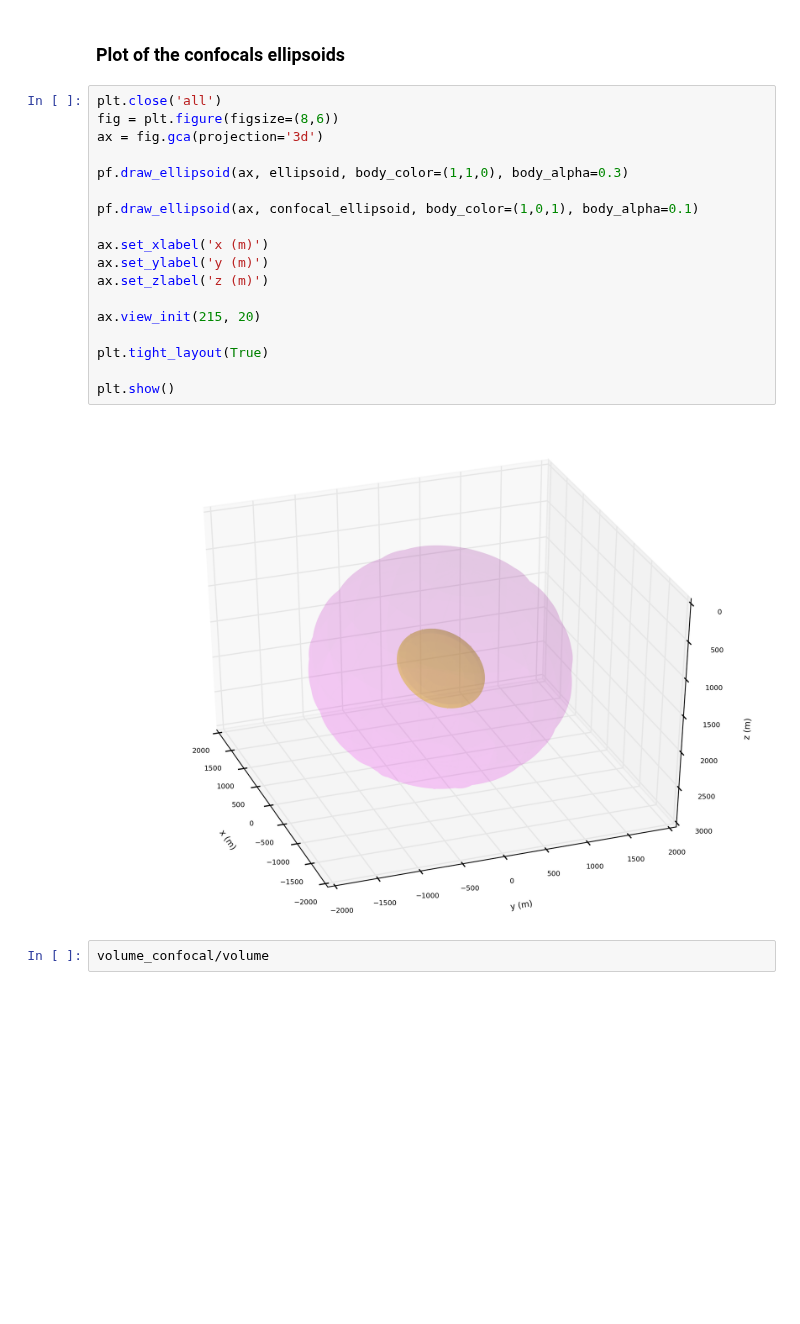
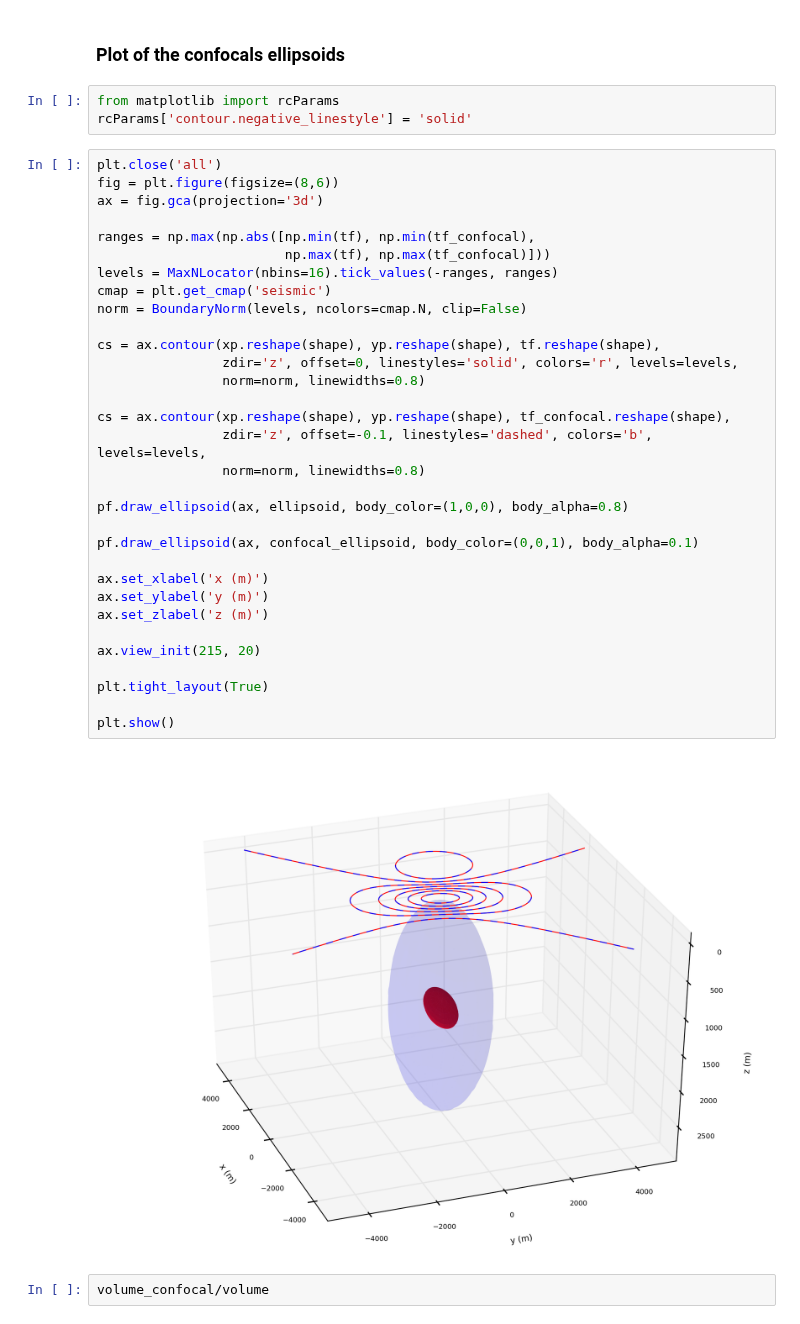
Before and after one commit to pinga-lab/magnetic-ellipsoid, a Jupyter notebook: code/confocal_triaxial_ellipsoids.ipynb, the cells around one changed output. Saved outputs shown, nothing was run; the diff lists cells and outputs as text; blank space fills up the shorter version.

```diff
--- a/code/confocal_triaxial_ellipsoids.ipynb
+++ b/code/confocal_triaxial_ellipsoids.ipynb
@@ -253,26 +253,43 @@ plt.show()
 [figure]
 # %% [markdown]
 ### Plot of the confocals ellipsoids
+# %%
+from matplotlib import rcParams
+rcParams['contour.negative_linestyle'] = 'solid'
 # %%
 plt.close('all')
 fig = plt.figure(figsize=(8,6))
 ax = fig.gca(projection='3d')
 
-pf.draw_ellipsoid(ax, ellipsoid, body_color=(1,1,0), body_alpha=0.3)
+ranges = np.max(np.abs([np.min(tf), np.min(tf_confocal),
+                        np.max(tf), np.max(tf_confocal)]))
+levels = MaxNLocator(nbins=16).tick_values(-ranges, ranges)
+cmap = plt.get_cmap('seismic')
+norm = BoundaryNorm(levels, ncolors=cmap.N, clip=False)
 
-pf.draw_ellipsoid(ax, confocal_ellipsoid, body_color=(1,0,1), body_alpha=0.1)
+cs = ax.contour(xp.reshape(shape), yp.reshape(shape), tf.reshape(shape),
+                zdir='z', offset=0, linestyles='solid', colors='r', levels=levels,
+                norm=norm, linewidths=0.8)
+
+cs = ax.contour(xp.reshape(shape), yp.reshape(shape), tf_confocal.reshape(shape),
+                zdir='z', offset=-0.1, linestyles='dashed', colors='b', levels=levels,
+                norm=norm, linewidths=0.8)
+
+pf.draw_ellipsoid(ax, ellipsoid, body_color=(1,0,0), body_alpha=0.8)
+
+pf.draw_ellipsoid(ax, confocal_ellipsoid, body_color=(0,0,1), body_alpha=0.1)
 
 ax.set_xlabel('x (m)')
 ax.set_ylabel('y (m)')
 ax.set_zlabel('z (m)')
 
 ax.view_init(215, 20)
 
 plt.tight_layout(True)
 
 plt.show()
 # %% [output]
-[figure, old version]
+[figure, new version]
 # %%
 volume_confocal/volume
 # %% [output]
```
Also changed, not shown: 6 other files.
